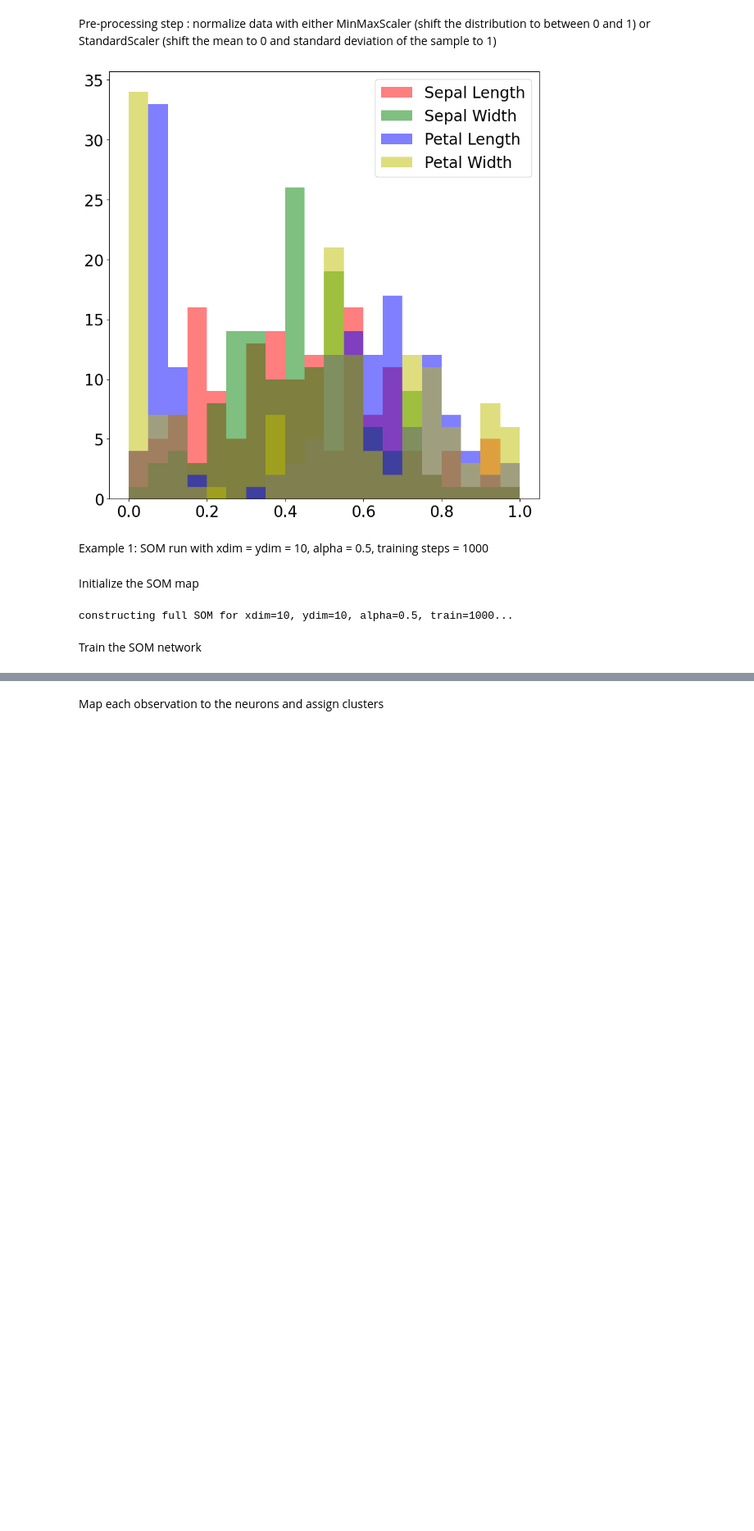
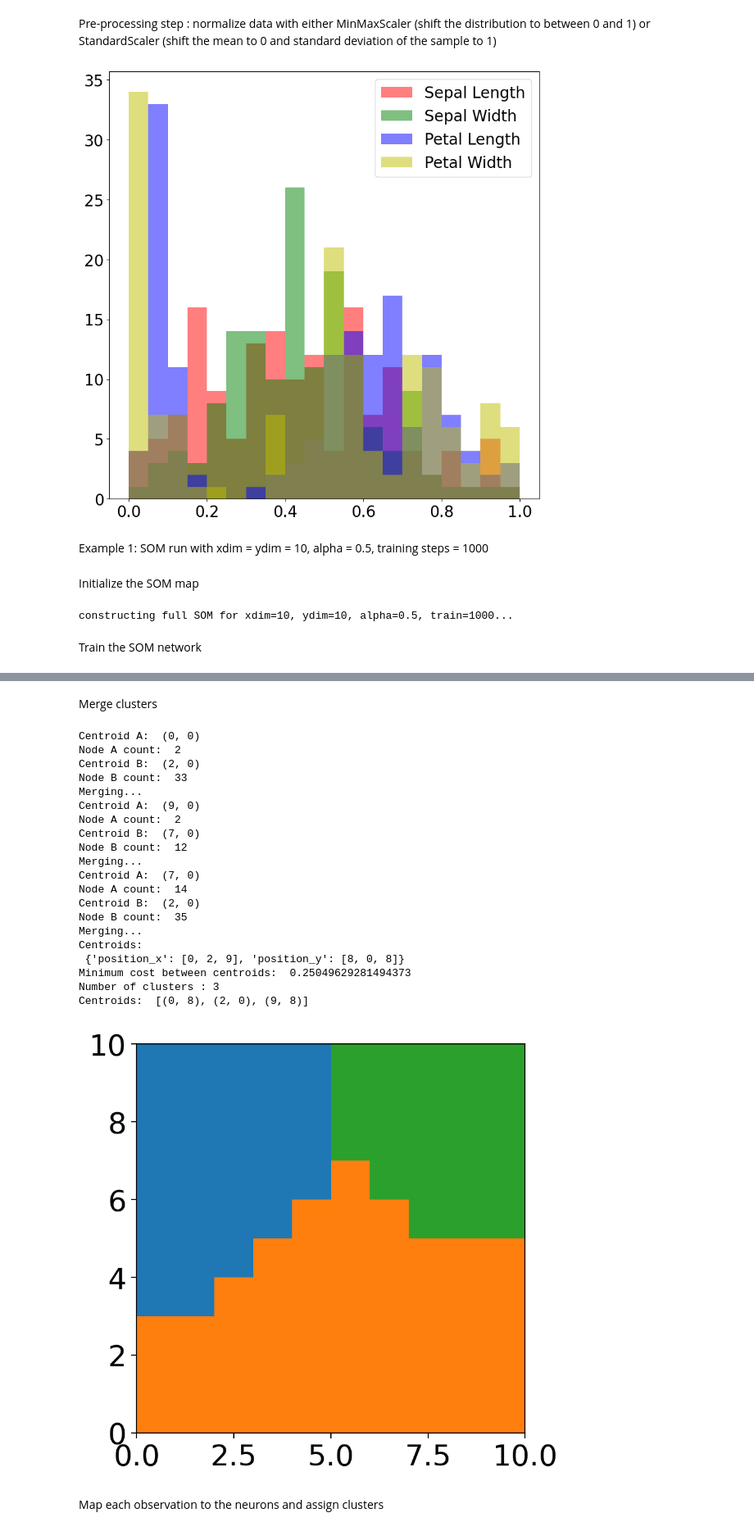
Before and after one commit to tvh0021/aweSOM, a Jupyter notebook: examples/iris.ipynb, the cells around one changed output, grey strips where cells are left out. Shown at 82% size. Cells and saved outputs as stored; diff of their text form; code cells hidden in the pictures; blank space fills up the shorter version.

```diff
--- a/examples/iris.ipynb
+++ b/examples/iris.ipynb
@@ -131,2 +152,33 @@ i =  0
+# %% [markdown]
+Merge clusters
+# %%
+clusters = m.assign_cluster_to_lattice(smoothing=None,merge_cost=0.25)
+plt.figure(dpi=200)
+plt.pcolormesh(clusters.T, cmap='tab10', clim=[0,10])
+plt.gca().set_aspect("equal")
+# plt.colorbar(fraction=0.03)
+plt.show()
+# %% [output]
+Centroid A:  (0, 0)
+Node A count:  2
+Centroid B:  (2, 0)
+Node B count:  33
+Merging...
+Centroid A:  (9, 0)
+Node A count:  2
+Centroid B:  (7, 0)
+Node B count:  12
+Merging...
+Centroid A:  (7, 0)
+Node A count:  14
+Centroid B:  (2, 0)
+Node B count:  35
+Merging...
+Centroids:
+ {'position_x': [0, 2, 9], 'position_y': [8, 0, 8]}
+Minimum cost between centroids:  0.25049629281494373
+Number of clusters : 3
+Centroids:  [(0, 8), (2, 0), (9, 8)]
+[figure, added]
 # %% [markdown]
 Map each observation to the neurons and assign clusters
```
Also changed, not shown: parts of 14 cells of this notebook.
